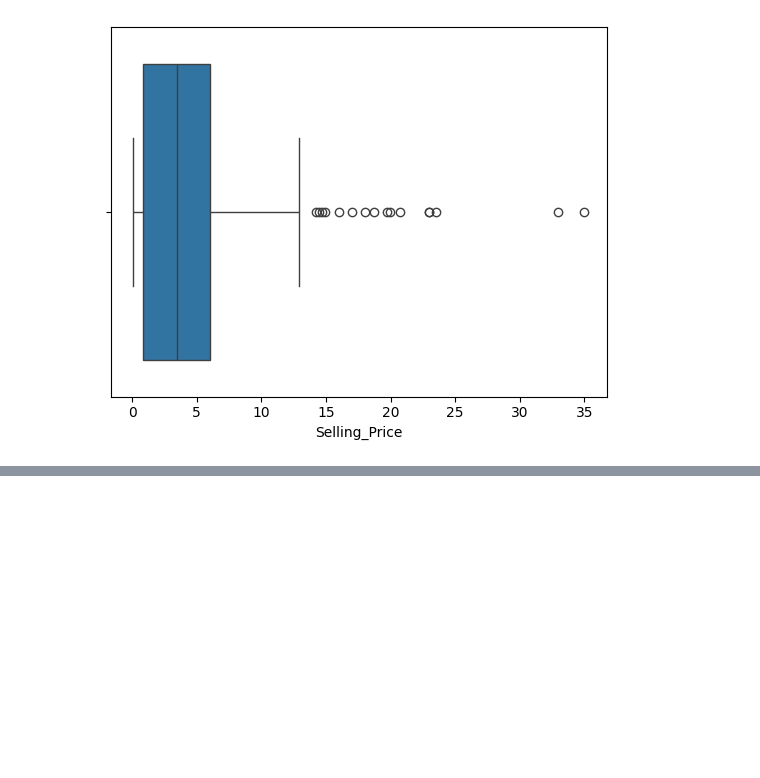
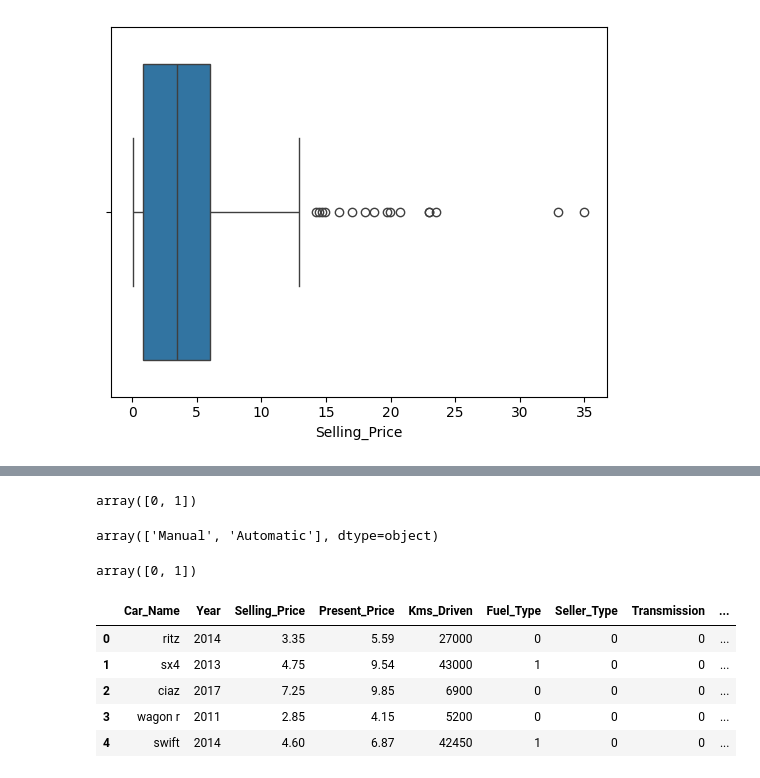
Before and after one commit to RishiAbinandhan/CAR-PRICE-PREDICTION, a Jupyter notebook: CAR_PRICE_PREDICTION.ipynb, the cells around one changed output, grey strips where cells are left out. Saved outputs shown, nothing was run; the diff lists cells and outputs as text; code cells hidden in the pictures; blank space fills up the shorter version.

```diff
--- a/CAR_PRICE_PREDICTION.ipynb
+++ b/CAR_PRICE_PREDICTION.ipynb
@@ -115,0 +136,2 @@ sns.boxplot(x='Selling_Price',data=dataset)
+# %%
+dataset = dataset[~(dataset['Selling_Price']>=33.0) & (dataset['Selling_Price']<=35.0)]
@@ -115,0 +151,2 @@ sns.boxplot(x='Selling_Price',data=dataset)
+# %%
+dataset['Fuel_Type'] = dataset['Fuel_Type'].map({'Petrol':0,'Diesel':1,'CNG':2})
@@ -115,0 +161,25 @@ sns.boxplot(x='Selling_Price',data=dataset)
+# %%
+dataset['Seller_Type'] = dataset['Seller_Type'].map({'Dealer':0,'Individual':1})
+# %%
+dataset['Seller_Type'].unique()
+# %% [output]
+array([0, 1])
+# %%
+dataset['Transmission'].unique()
+# %% [output]
+array(['Manual', 'Automatic'], dtype=object)
+# %%
+dataset['Transmission'] = dataset['Transmission'].map({'Manual':0,'Automatic':1})
+# %%
+dataset['Transmission'].unique()
+# %% [output]
+array([0, 1])
+# %%
+dataset.head()
+# %% [output]
+|  | Car_Name | Year | Selling_Price | Present_Price | Kms_Driven | Fuel_Type | Seller_Type | Transmission | ... |
+| 0 | ritz | 2014 | 3.35 | 5.59 | 27000 | 0 | 0 | 0 | ... |
+| 1 | sx4 | 2013 | 4.75 | 9.54 | 43000 | 1 | 0 | 0 | ... |
+| 2 | ciaz | 2017 | 7.25 | 9.85 | 6900 | 0 | 0 | 0 | ... |
+| 3 | wagon r | 2011 | 2.85 | 4.15 | 5200 | 0 | 0 | 0 | ... |
+| 4 | swift | 2014 | 4.60 | 6.87 | 42450 | 1 | 0 | 0 | ... |
```
Also changed, not shown: parts of 20 cells of this notebook.
